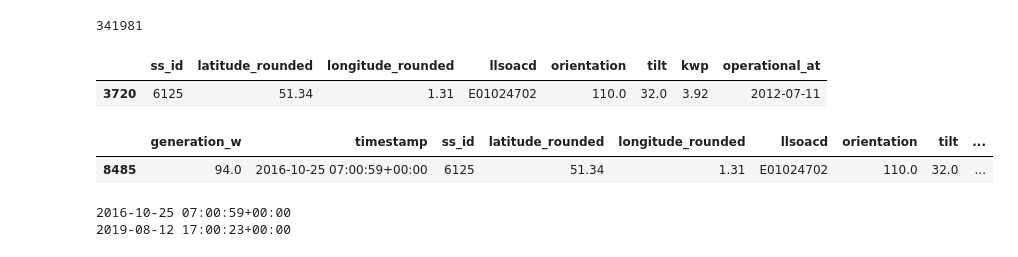
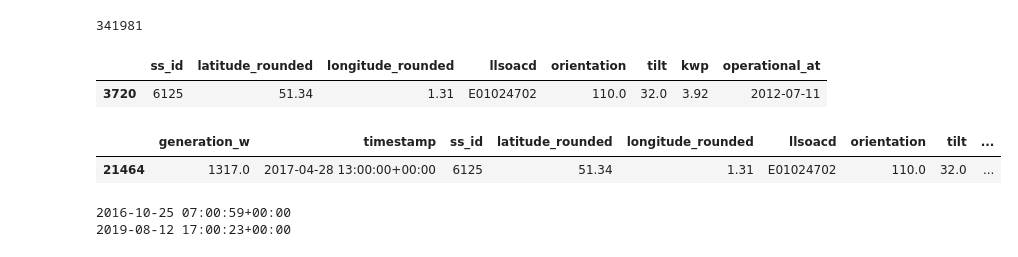
Before and after one commit to hramzan01/market, a Jupyter notebook: notebooks/supply_data.ipynb, the cells around one changed output. Saved outputs shown, nothing was run; the diff lists cells and outputs as text; code cells hidden in the pictures.

Commit message:
updated to filter out minutesand second to match hours

```diff
--- a/notebooks/supply_data.ipynb
+++ b/notebooks/supply_data.ipynb
@@ -206,16 +208,16 @@ df_spec_sample
 # %%
 # merge energy gerneration with spec df
 df_merged_sample = pd.merge(df_energy_sample,df_spec_sample,how='left',on='ss_id')
 
 # filter to show only hourly values
-df_merged_sample = df_merged_sample[df_merged_sample['timestamp'].dt.minute == 0]
+df_merged_sample = df_merged_sample[(df_merged_sample['timestamp'].dt.minute == 0) & (df_merged_sample['timestamp'].dt.second == 0)]
 
 # create date time column that matches API output
 df_merged_sample['formatted_timestamp'] = df_merged_sample['timestamp'].dt.strftime('%Y-%m-%dT%H:%M')
 df_merged_sample.head(1)
 # %% [output]
 |  | generation_w | timestamp | ss_id | latitude_rounded | longitude_rounded | llsoacd | orientation | tilt | ... |
-| 8485 | 94.0 | 2016-10-25 07:00:59+00:00 | 6125 | 51.34 | 1.31 | E01024702 | 110.0 | 32.0 | ... |
+| 21464 | 1317.0 | 2017-04-28 13:00:00+00:00 | 6125 | 51.34 | 1.31 | E01024702 | 110.0 | 32.0 | ... |
 # %%
 # find min date
 print(min(df_merged_sample['timestamp']))
```
Also changed, not shown: parts of 9 cells of this notebook.
